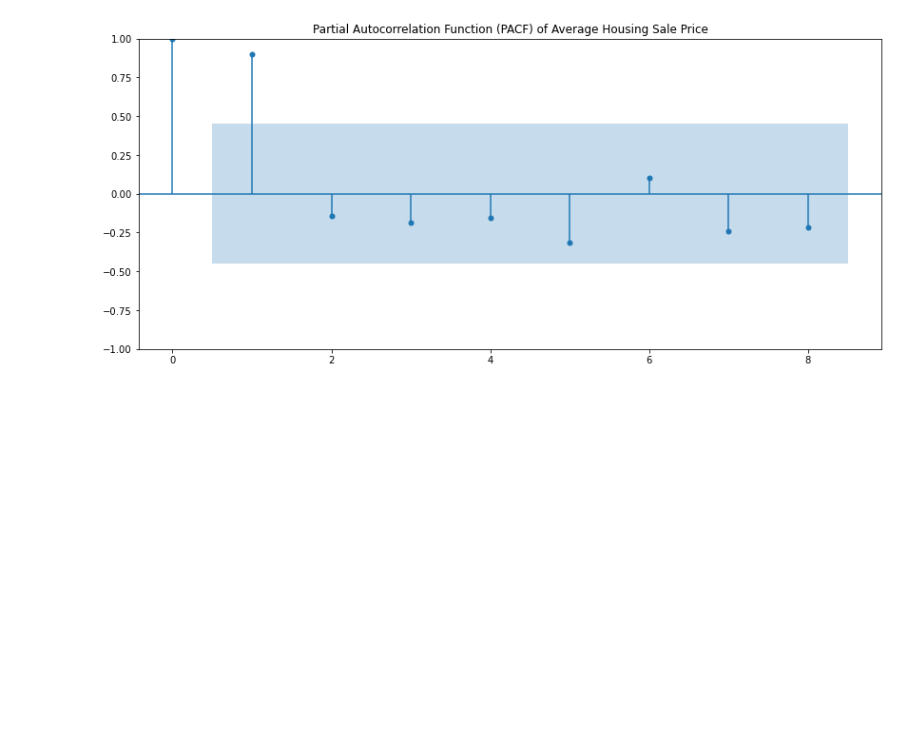
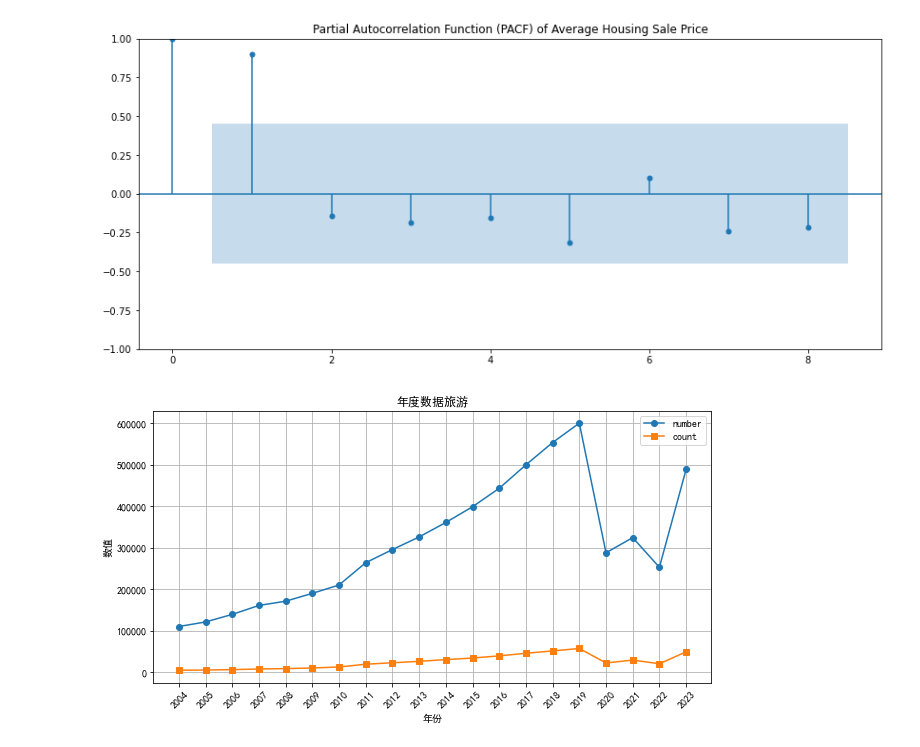
Before and after one commit to zhang2gongzi/CUIT-Data-Mining, a Jupyter notebook: text2/Untitled.ipynb, the cells around one changed output. Cells and saved outputs as stored; diff of their text form; code cells hidden in the pictures; blank space fills up the shorter version.

```diff
--- a/text2/Untitled.ipynb
+++ b/text2/Untitled.ipynb
@@ -421,3 +418,42 @@ Correlation between 国民总收入(亿元) and average: 0.9789848077888844
 Length of time series: 19
 [figure]
 [figure]
+# %%
+import pandas as pd
+import matplotlib.pyplot as plt
+
+# 假设CSV文件名为"年度数据旅游_转置.csv"，并且已经保存在当前目录下
+file_name = '年度数据旅游_转置.csv'
+
+# 读取CSV文件
+# 由于你的CSV文件数据格式有些问题，我假设你已经将其修正为标准的CSV格式
+# 其中列名分别为'year', '벌코踏와(拱훙늴)', '벌코쩠踏悧빻롤(聾禱)'
+df = pd.read_csv(file_name)
+
+# 将'year'列设置为索引
+df.set_index('year', inplace=True)
+
+# 绘制数据
+plt.figure(figsize=(10, 5))
+
+plt.plot(df.index, df['number'], label='number', marker='o')
+
+plt.plot(df.index, df['count'], label='count', marker='s')
+
+# 添加图例
+plt.legend()
+# 设置 X 轴刻度，显示每年的数据
+plt.xticks(df.index, rotation=45)  # 旋转45度以防止标签重叠
+
+# 添加标题和标签
+plt.title('年度数据旅游')
+plt.xlabel('年份')
+plt.ylabel('数值')
+
+# 显示网格
+plt.grid(True)
+
+# 显示图表
+plt.show()
+# %% [output]
+[figure, added]
```
Also changed, not shown: parts of 5 cells of this notebook, 5 other files.
